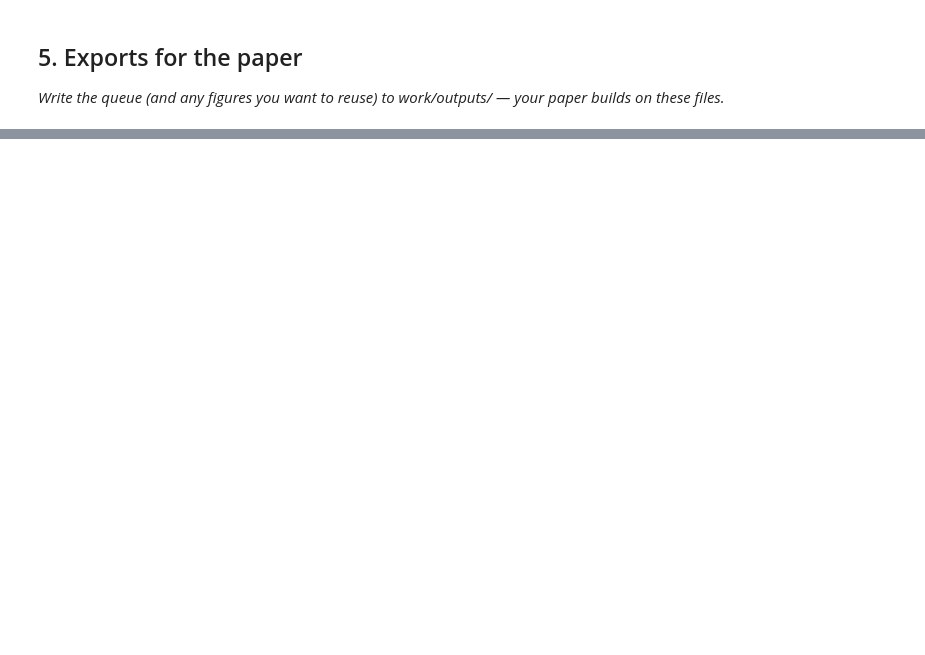
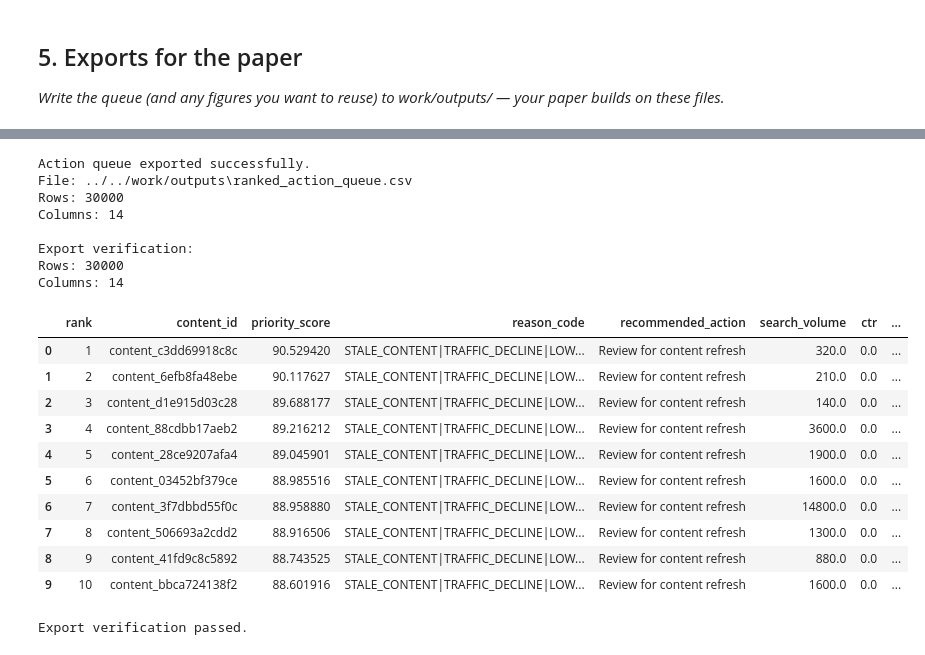
Before and after one commit to riteshy1526/flyrank-internship-ml, a Jupyter notebook: work/notebooks/w07_action_playbook.ipynb, the cells around one changed output, grey strips where cells are left out. Saved outputs shown, nothing was run; the diff lists cells and outputs as text; code cells hidden in the pictures; blank space fills up the shorter version.

```diff
--- a/work/notebooks/w07_action_playbook.ipynb
+++ b/work/notebooks/w07_action_playbook.ipynb
@@ -53,0 +504,62 @@ Before you submit, confirm each line honestly:
+# %%
+# Section 5: Export the ranked action queue
+
+OUTPUT_DIR = "../../work/outputs"
+
+os.makedirs(
+    OUTPUT_DIR,
+    exist_ok=True
+)
+
+QUEUE_PATH = os.path.join(
+    OUTPUT_DIR,
+    "ranked_action_queue.csv"
+)
+
+ranked_queue.to_csv(
+    QUEUE_PATH,
+    index=False
+)
+
+print("Action queue exported successfully.")
+print("File:", QUEUE_PATH)
+print("Rows:", len(ranked_queue))
+print("Columns:", len(ranked_queue.columns))
+
+# Verify that the exported file can be loaded again
+export_check = pd.read_csv(
+    QUEUE_PATH
+)
+
+print("\nExport verification:")
+print("Rows:", len(export_check))
+print("Columns:", len(export_check.columns))
+
+display(
+    export_check.head(10)
+)
+
+assert len(export_check) == len(ranked_queue)
+
+print("\nExport verification passed.")
+# %% [output]
+Action queue exported successfully.
+File: ../../work/outputs\ranked_action_queue.csv
+Rows: 30000
+Columns: 14
+
+Export verification:
+Rows: 30000
+Columns: 14
+|  | rank | content_id | priority_score | reason_code | recommended_action | search_volume | ctr | ... |
+| 0 | 1 | content_c3dd69918c8c | 90.529420 | STALE_CONTENT|TRAFFIC_DECLINE|LOW... | Review for content refresh | 320.0 | 0.0 | ... |
+| 1 | 2 | content_6efb8fa48ebe | 90.117627 | STALE_CONTENT|TRAFFIC_DECLINE|LOW... | Review for content refresh | 210.0 | 0.0 | ... |
+| 2 | 3 | content_d1e915d03c28 | 89.688177 | STALE_CONTENT|TRAFFIC_DECLINE|LOW... | Review for content refresh | 140.0 | 0.0 | ... |
+| 3 | 4 | content_88cdbb17aeb2 | 89.216212 | STALE_CONTENT|TRAFFIC_DECLINE|LOW... | Review for content refresh | 3600.0 | 0.0 | ... |
+| 4 | 5 | content_28ce9207afa4 | 89.045901 | STALE_CONTENT|TRAFFIC_DECLINE|LOW... | Review for content refresh | 1900.0 | 0.0 | ... |
+| 5 | 6 | content_03452bf379ce | 88.985516 | STALE_CONTENT|TRAFFIC_DECLINE|LOW... | Review for content refresh | 1600.0 | 0.0 | ... |
+| 6 | 7 | content_3f7dbbd55f0c | 88.958880 | STALE_CONTENT|TRAFFIC_DECLINE|LOW... | Review for content refresh | 14800.0 | 0.0 | ... |
+| 7 | 8 | content_506693a2cdd2 | 88.916506 | STALE_CONTENT|TRAFFIC_DECLINE|LOW... | Review for content refresh | 1300.0 | 0.0 | ... |
+| 8 | 9 | content_41fd9c8c5892 | 88.743525 | STALE_CONTENT|TRAFFIC_DECLINE|LOW... | Review for content refresh | 880.0 | 0.0 | ... |
+| 9 | 10 | content_bbca724138f2 | 88.601916 | STALE_CONTENT|TRAFFIC_DECLINE|LOW... | Review for content refresh | 1600.0 | 0.0 | ... |
+Export verification passed.
```
Also changed, not shown: parts of 19 cells of this notebook, 1 other file.
